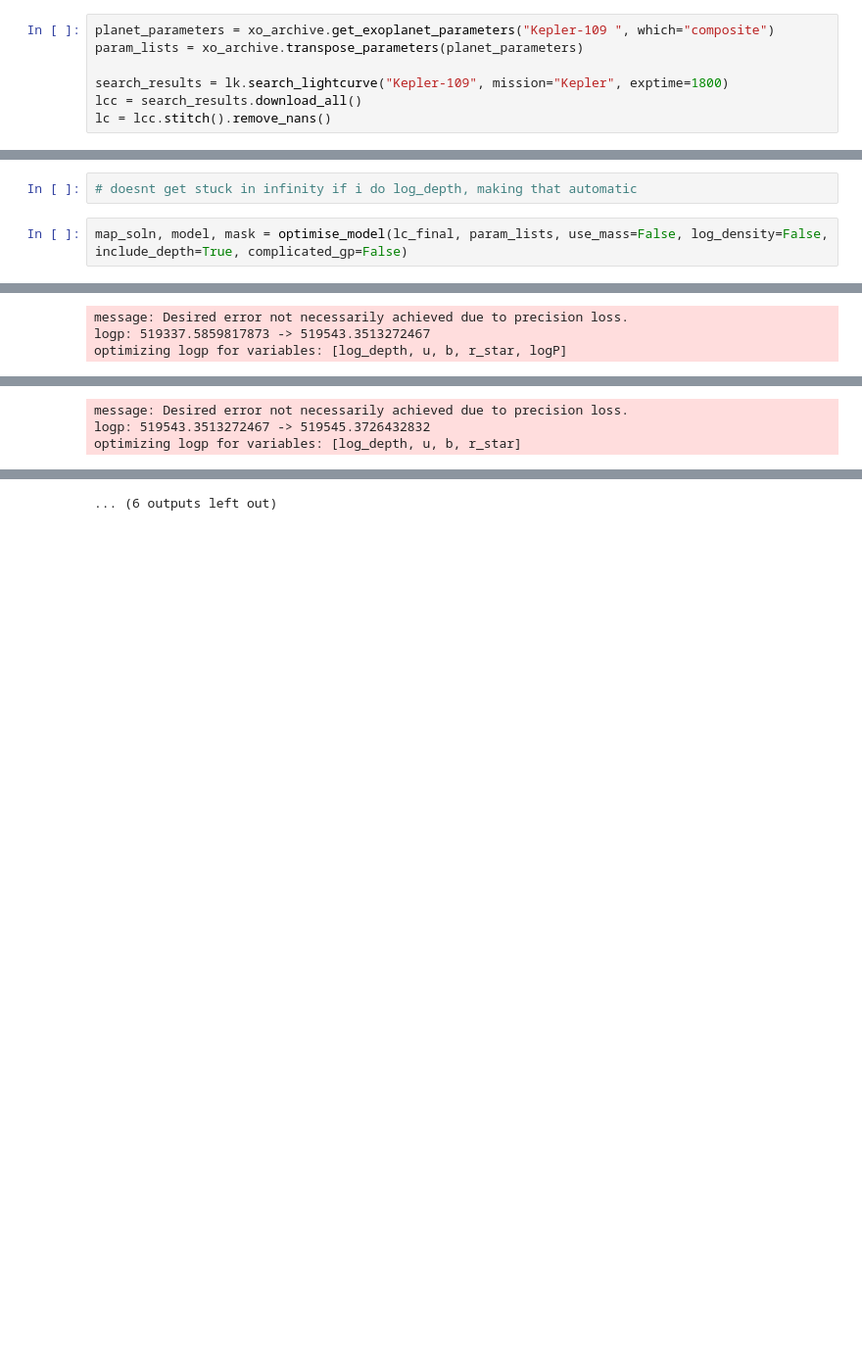
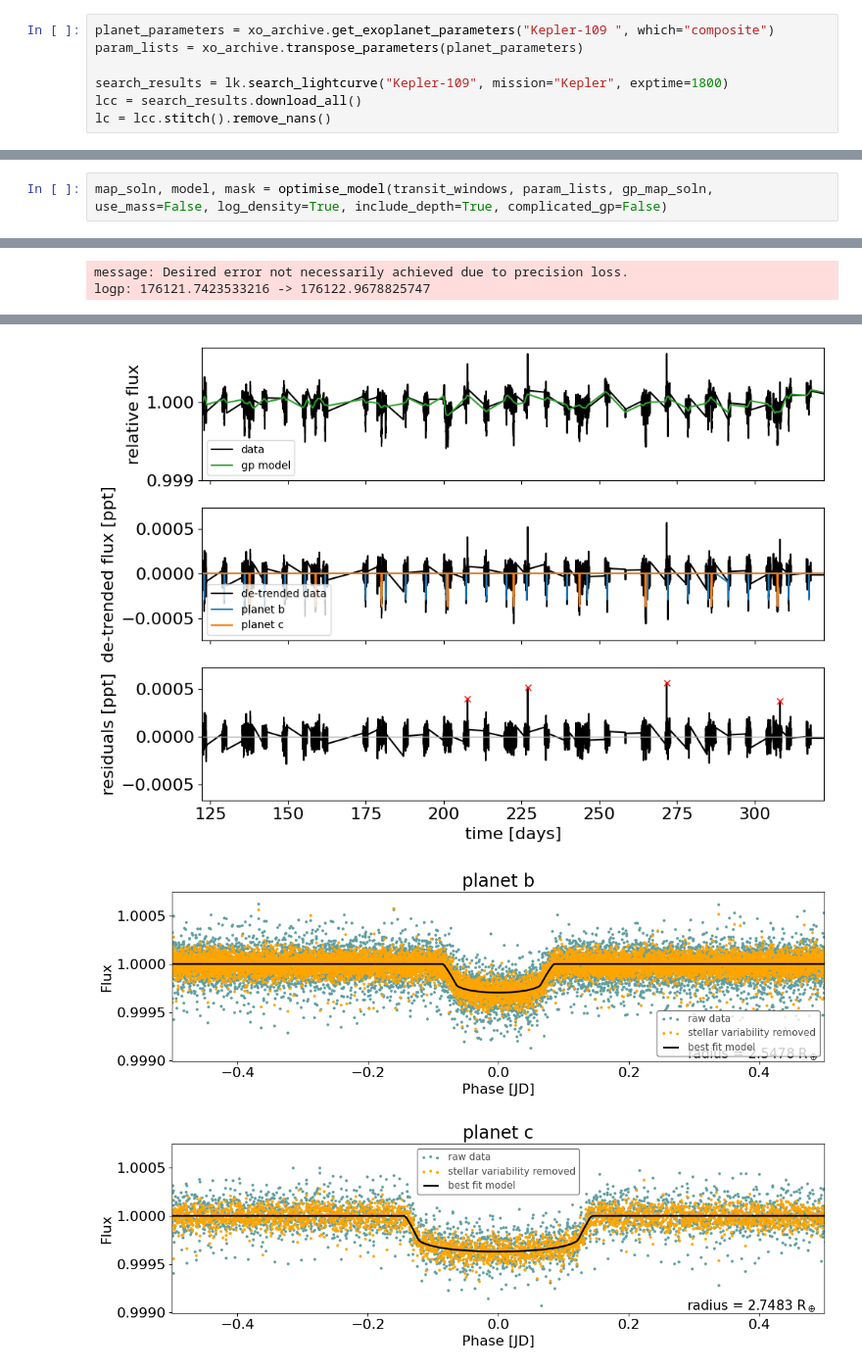
Before and after one commit to gsuissa/improving-exoplanet-radii, a Jupyter notebook: Kepler-109.ipynb, the cells around one changed output, grey strips where cells are left out. Shown at 98% size. Drawn from its saved outputs; the diff is of its cells as text; blank space fills up the shorter version.

```diff
--- a/Kepler-109.ipynb
+++ b/Kepler-109.ipynb
@@ -604,7 +333,5 @@ def optimise_model(lc, initial_guesses, texp=0.5 / 24, u_init=[0.3, 0.2], start=
 
     return map_soln, model, mask
-# %%
-# doesnt get stuck in infinity if i do log_depth, making that automatic
 # %%
-map_soln, model, mask = optimise_model(lc_final, param_lists, use_mass=False, log_density=False, include_depth=True, complicated_gp=False)
+map_soln, model, mask = optimise_model(transit_windows, param_lists, gp_map_soln, use_mass=False, log_density=True, include_depth=True, complicated_gp=False)
 # %% [output]
@@ -625,3 +352,2 @@ optimizing logp for variables: [mean, t0, b, log_depth, rho_star]
 message: Desired error not necessarily achieved due to precision loss.
-logp: 519337.5859817873 -> 519543.3513272467
-optimizing logp for variables: [log_depth, u, b, r_star, logP]
+logp: 176121.7423533216 -> 176122.9678825747
@@ -629,3 +353,0 @@ optimizing logp for variables: [log_depth, u, b, r_star, logP]
-message: Desired error not necessarily achieved due to precision loss.
-logp: 519543.3513272467 -> 519545.3726432832
-optimizing logp for variables: [log_depth, u, b, r_star]
@@ -633 +354,3 @@ optimizing logp for variables: [log_depth, u, b, r_star]
-... (6 outputs left out)
+[figure, added]
+[figure, added]
+[figure, added]
```
Also changed, not shown: parts of 33 cells of this notebook, 1 other file.
